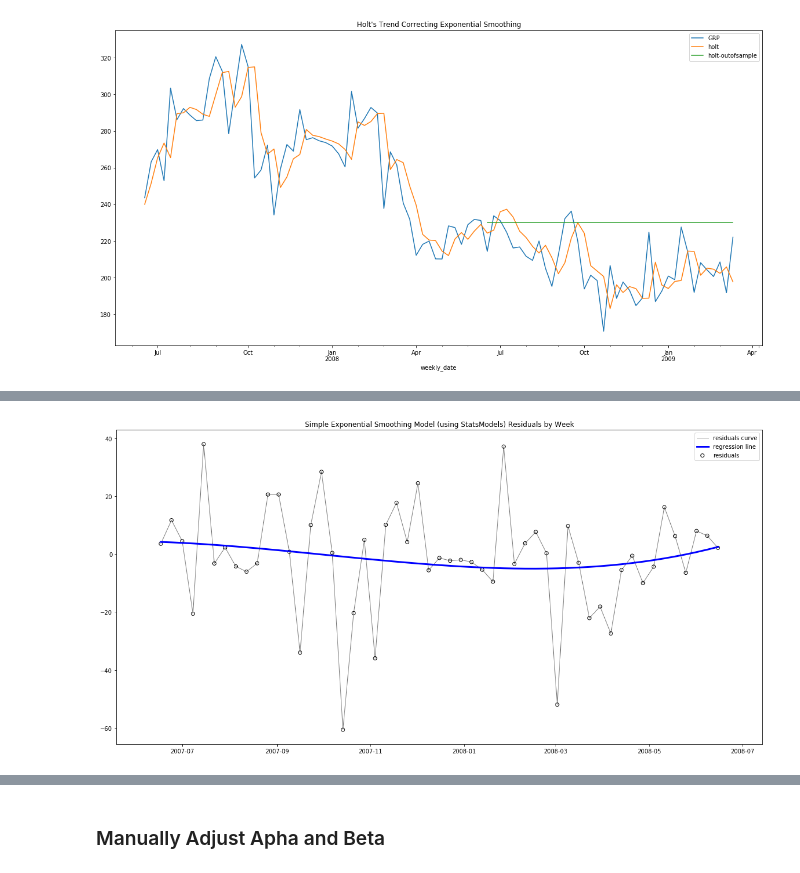
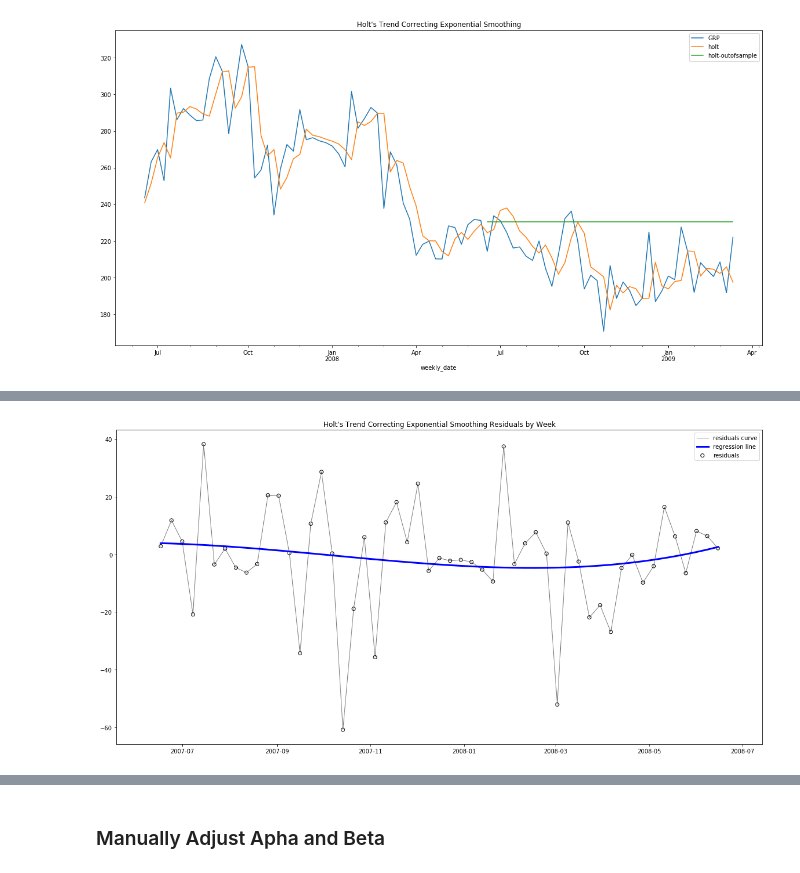
Before and after one commit to tkokkeng/KE5108-TVChannelRatings, a Jupyter notebook: holtwinter.ipynb, the cells around one changed output, grey strips where cells are left out. Cells and saved outputs as stored; diff of their text form; code cells hidden in the pictures.

Commit message:
Updated residual analysis, box-cox

```diff
--- a/holtwinter.ipynb
+++ b/holtwinter.ipynb
@@ -82,5 +84,5 @@ train_ts_df.tail()
 # %%
-holt_test = sm.tsa.Holt(test_ts_df['ln GRP'].values,
+holt_test = sm.tsa.Holt(test_ts_df['GRP_boxcox'].values,
                         exponential=True,
                         damped=True).fit(smoothing_level=holt_train.params['smoothing_level'],
                                          smoothing_slope=holt_train.params['smoothing_slope'],
@@ -103,6 +105,8 @@ holt_test.params
  'smoothing_slope': 0.0,
  'use_boxcox': False}
 # %%
-train_ts_df['holt'] = np.exp(holt_train.predict(0, len(train_ts_df)-1))
+BOXCOX_LAMBDA = -0.5677106
+
+train_ts_df['holt'] = inv_boxcox(holt_train.predict(0, len(train_ts_df)-1), BOXCOX_LAMBDA)
 train_ts_df.head()
 # %% [output]
@@ -116,4 +120,4 @@ train_ts_df.head()
 # %%
-test_ts_df['holt'] = np.exp(holt_test.predict(start=0, end=len(test_ts_df)-1))
+test_ts_df['holt'] = inv_boxcox(holt_test.predict(start=0, end=len(test_ts_df)-1), BOXCOX_LAMBDA)
 test_ts_df.head()
 # %% [output]
@@ -127,4 +131,4 @@ test_ts_df.head()
 # %%
-test_ts_df['holt-outofsample'] = np.exp(holt_train.predict(start=len(train_ts_df), end=len(train_ts_df) + len(test_ts_df)-1))
+test_ts_df['holt-outofsample'] = inv_boxcox(holt_train.predict(start=len(train_ts_df), end=len(train_ts_df) + len(test_ts_df)-1), BOXCOX_LAMBDA)
 test_ts_df.tail()
 # %% [output]
@@ -173,11 +187,11 @@ holt_res.fit(train_ts_df['week'].values.reshape(-1, 1), residuals)
 holt_res_pred = holt_res.predict(train_ts_df['week'].values.reshape(-1, 1))
 # %%
 plt.figure(figsize=(20, 10))
-plt.title('Simple Exponential Smoothing Model (using StatsModels) Residuals by Week')
+plt.title("Holt's Trend Correcting Exponential Smoothing Residuals by Week")
 plt.scatter(train_ts_df.index.values, residuals, color='black', marker='o', label='residuals', facecolors='none')
 plt.plot(train_ts_df.index.values, residuals, color='black', linewidth=1, label='residuals curve', alpha=.5)
 plt.plot(train_ts_df.index.values, holt_res_pred, color='blue', linewidth=3, label='regression line')
 plt.legend()
 plt.show()
 # %% [output]
-[figure, old version]
+[figure, new version]
```
Also changed, not shown: parts of 48 cells of this notebook.
